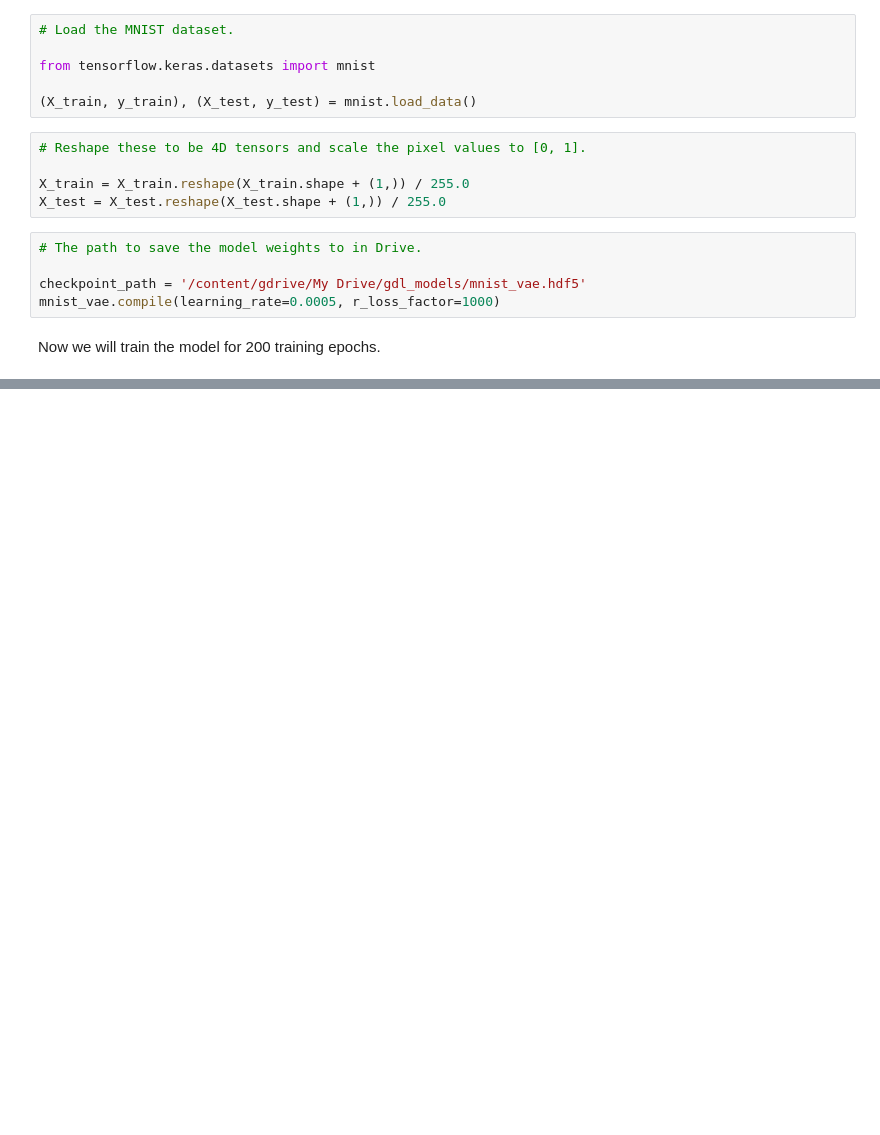
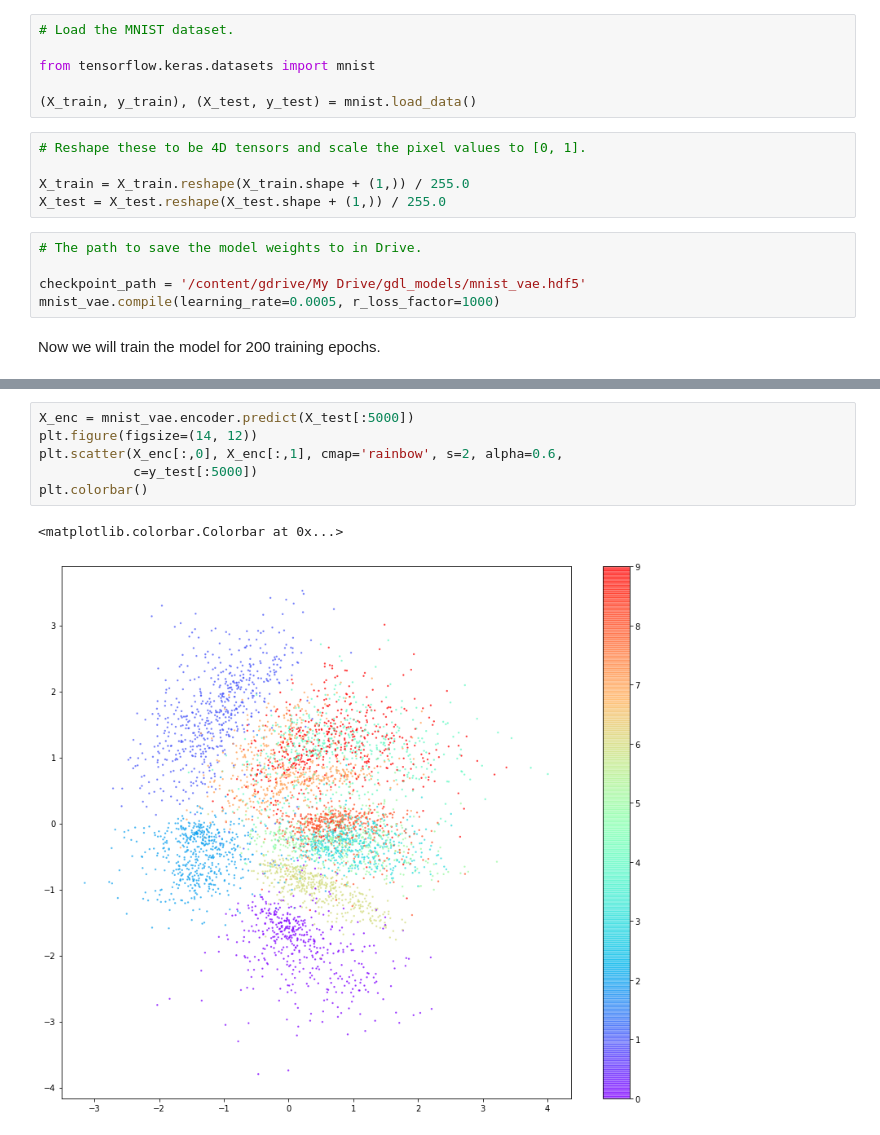
Before and after one commit to DCtheTall/generative-deep-learning, a Jupyter notebook: 3-variational-autoencoders/VariationalAutoencoder.ipynb, the cells around one changed output, grey strips where cells are left out. Cells and saved outputs as stored; diff of their text form; blank space fills up the shorter version.

```diff
--- a/3-variational-autoencoders/VariationalAutoencoder.ipynb
+++ b/3-variational-autoencoders/VariationalAutoencoder.ipynb
@@ -217,0 +249,9 @@ Epoch 18/200
+# %%
+X_enc = mnist_vae.encoder.predict(X_test[:5000])
+plt.figure(figsize=(14, 12))
+plt.scatter(X_enc[:,0], X_enc[:,1], cmap='rainbow', s=2, alpha=0.6,
+            c=y_test[:5000])
+plt.colorbar()
+# %% [output]
+<matplotlib.colorbar.Colorbar at 0x...>
+[figure, added]
```
Also changed, not shown: parts of 13 cells of this notebook.
